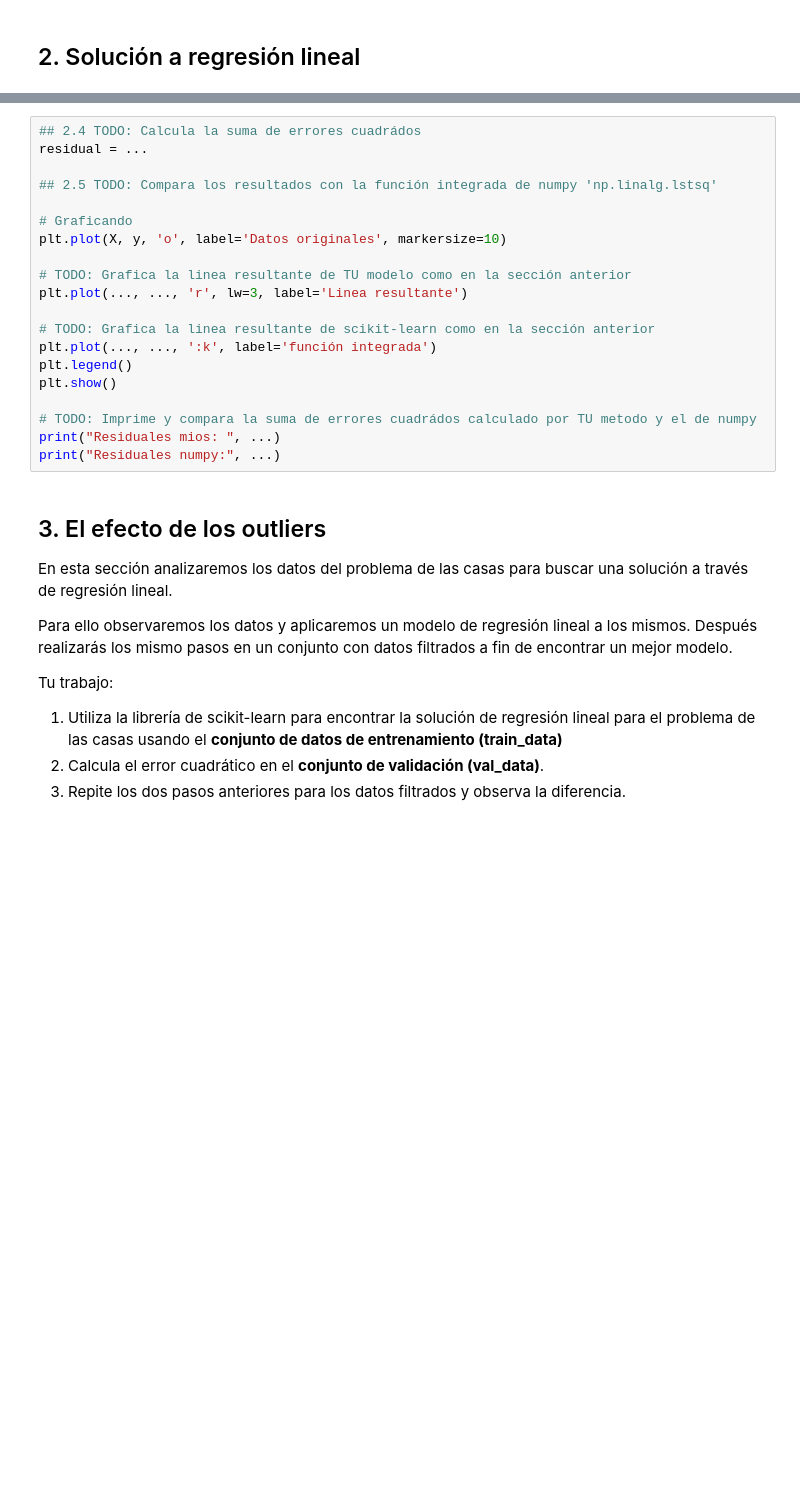
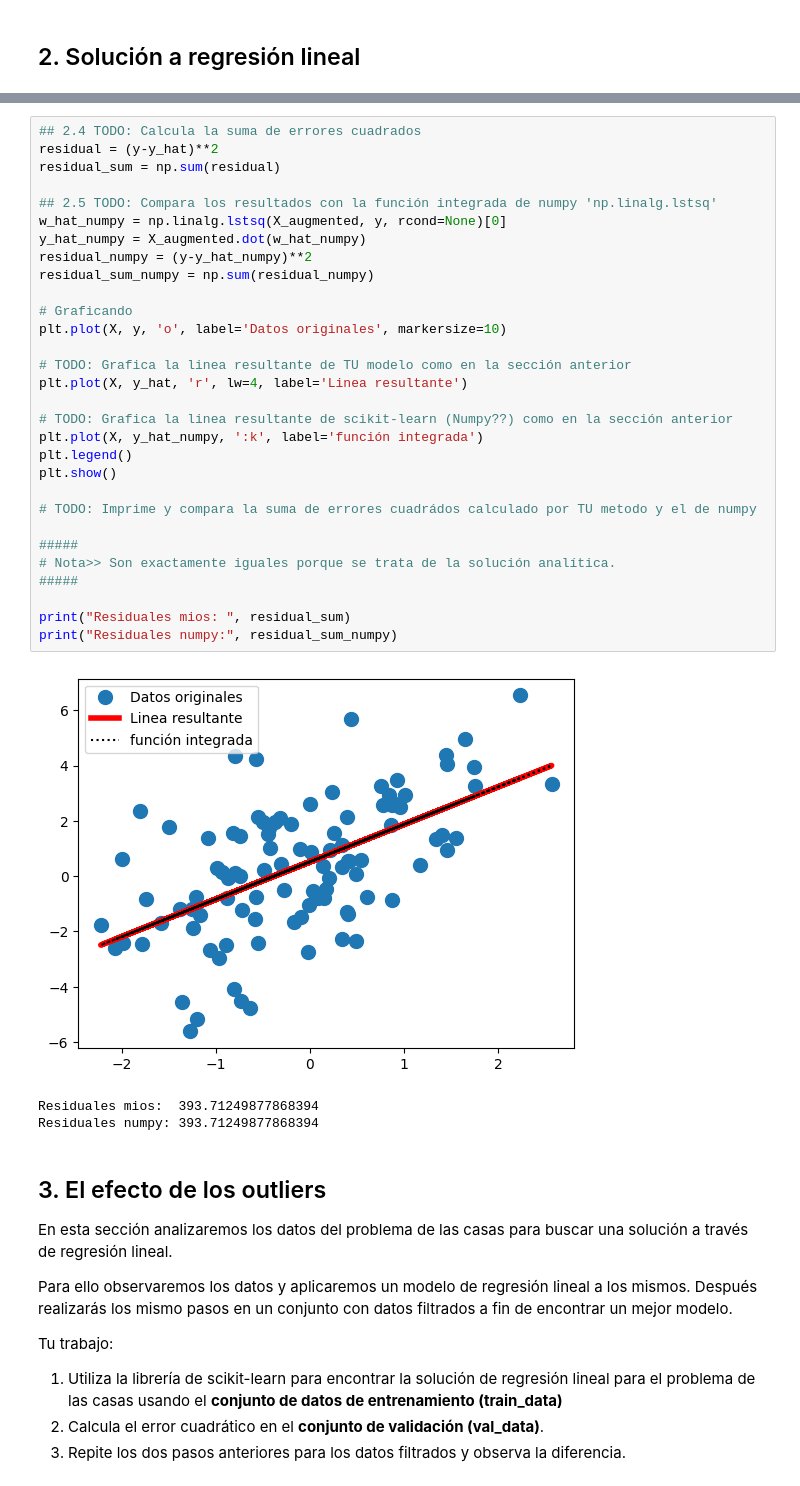
Before and after one commit to FranciscoDurazo/SI23_Peri_Co, a Jupyter notebook: ejercicio_1-LinearReg/linear_regression.ipynb, the cells around one changed output, grey strips where cells are left out. Saved outputs shown, nothing was run; the diff lists cells and outputs as text; blank space fills up the shorter version.

Commit message:
Resuelto Hasta TODO 2.5

```diff
--- a/ejercicio_1-LinearReg/linear_regression.ipynb
+++ b/ejercicio_1-LinearReg/linear_regression.ipynb
@@ -91,23 +101,37 @@ plt.legend()
 # %%
-## 2.4 TODO: Calcula la suma de errores cuadrádos
-residual = ...
+## 2.4 TODO: Calcula la suma de errores cuadrados
+residual = (y-y_hat)**2
+residual_sum = np.sum(residual)
 
 ## 2.5 TODO: Compara los resultados con la función integrada de numpy 'np.linalg.lstsq'
+w_hat_numpy = np.linalg.lstsq(X_augmented, y, rcond=None)[0]
+y_hat_numpy = X_augmented.dot(w_hat_numpy)
+residual_numpy = (y-y_hat_numpy)**2
+residual_sum_numpy = np.sum(residual_numpy)
 
 # Graficando
 plt.plot(X, y, 'o', label='Datos originales', markersize=10)
 
 # TODO: Grafica la linea resultante de TU modelo como en la sección anterior
-plt.plot(..., ..., 'r', lw=3, label='Linea resultante')
+plt.plot(X, y_hat, 'r', lw=4, label='Linea resultante')
 
-# TODO: Grafica la linea resultante de scikit-learn como en la sección anterior
-plt.plot(..., ..., ':k', label='función integrada')
+# TODO: Grafica la linea resultante de scikit-learn (Numpy??) como en la sección anterior
+plt.plot(X, y_hat_numpy, ':k', label='función integrada')
 plt.legend()
 plt.show()
 
 # TODO: Imprime y compara la suma de errores cuadrádos calculado por TU metodo y el de numpy
-print("Residuales mios: ", ...)
-print("Residuales numpy:", ...)
+
+#####
+# Nota>> Son exactamente iguales porque se trata de la solución analítica.
+#####
+
+print("Residuales mios: ", residual_sum)
+print("Residuales numpy:", residual_sum_numpy)
+# %% [output]
+[figure, added]
+Residuales mios:  393.71249877868394
+Residuales numpy: 393.71249877868394
 # %% [markdown]
 ## 3. El efecto de los outliers
 
```
Also changed, not shown: parts of 10 cells of this notebook.
